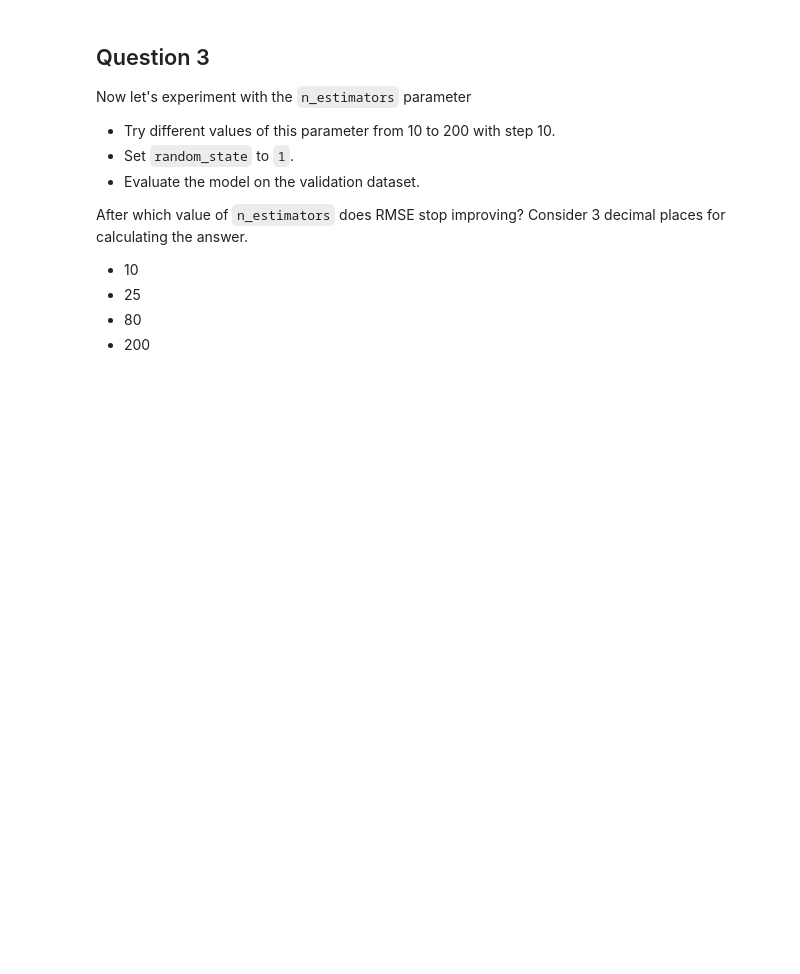
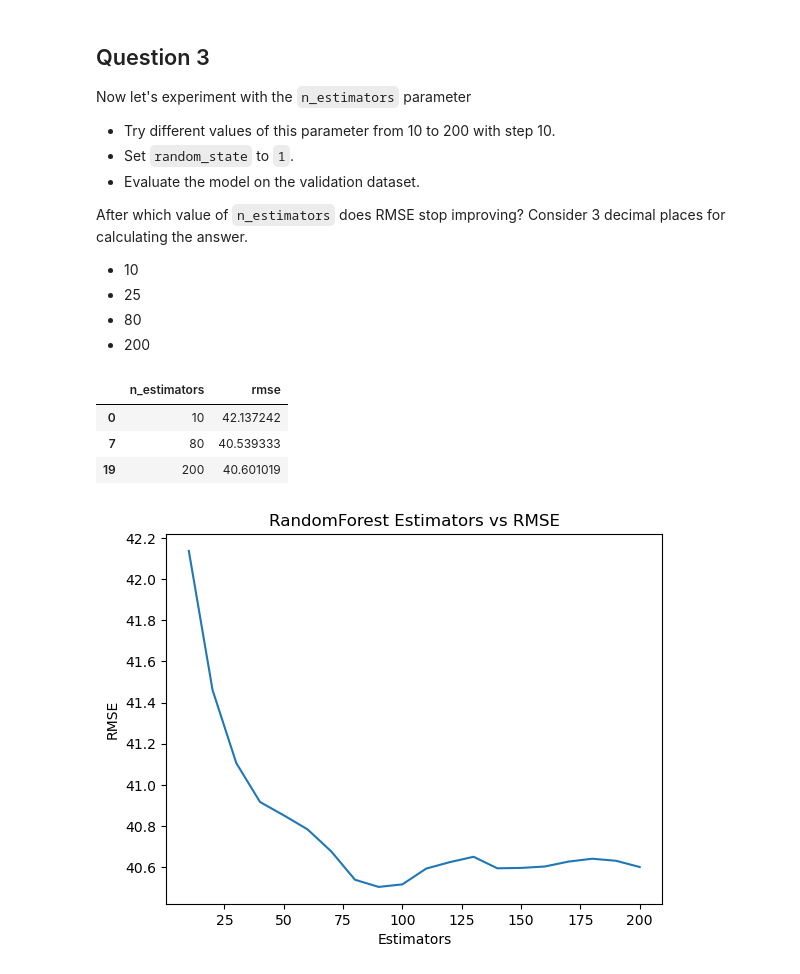
Before and after one commit to DRPproton/ml-zoomcamp_2024, a Jupyter notebook: week-6/hw-week-6.ipynb, the cells around one changed output. Cells and saved outputs as stored; diff of their text form; code cells hidden in the pictures; blank space fills up the shorter version.

```diff
--- a/week-6/hw-week-6.ipynb
+++ b/week-6/hw-week-6.ipynb
@@ -171,3 +171,27 @@ Consider 3 decimal places for calculating the answer.
 - 25
 - 80
 - 200
+# %%
+scores = []
+
+for i in range(10, 201, 10):
+    temp_rf = RandomForestRegressor(n_estimators=i, random_state=1, n_jobs=-1)
+    temp_model = temp_rf.fit(X_train, y_train)
+    y_pred_temp = temp_model.predict(X_val)
+    scores.append((i, root_mean_squared_error(y_val, y_pred_temp)))
+# %%
+df_scores_result = pd.DataFrame(scores, columns=['n_estimators', 'rmse'])
+df_scores_result[df_scores_result.n_estimators.isin([10,25,80,200])]
+# %% [output]
+|  | n_estimators | rmse |
+| 0 | 10 | 42.137242 |
+| 7 | 80 | 40.539333 |
+| 19 | 200 | 40.601019 |
+# %%
+plt.plot(df_scores_result.n_estimators, df_scores_result.rmse)
+plt.title('RandomForest Estimators vs RMSE')
+plt.xlabel('Estimators')
+plt.ylabel('RMSE')
+plt.show()
+# %% [output]
+[figure, added]
```
Also changed, not shown: parts of 8 cells of this notebook.
